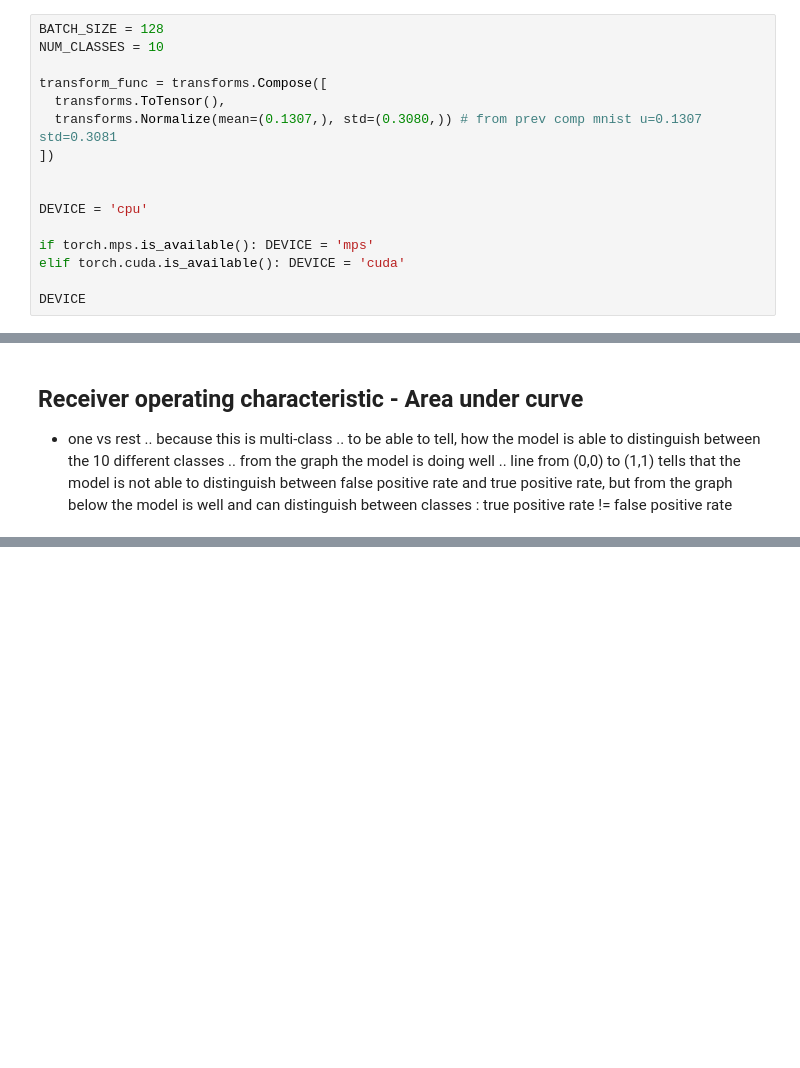
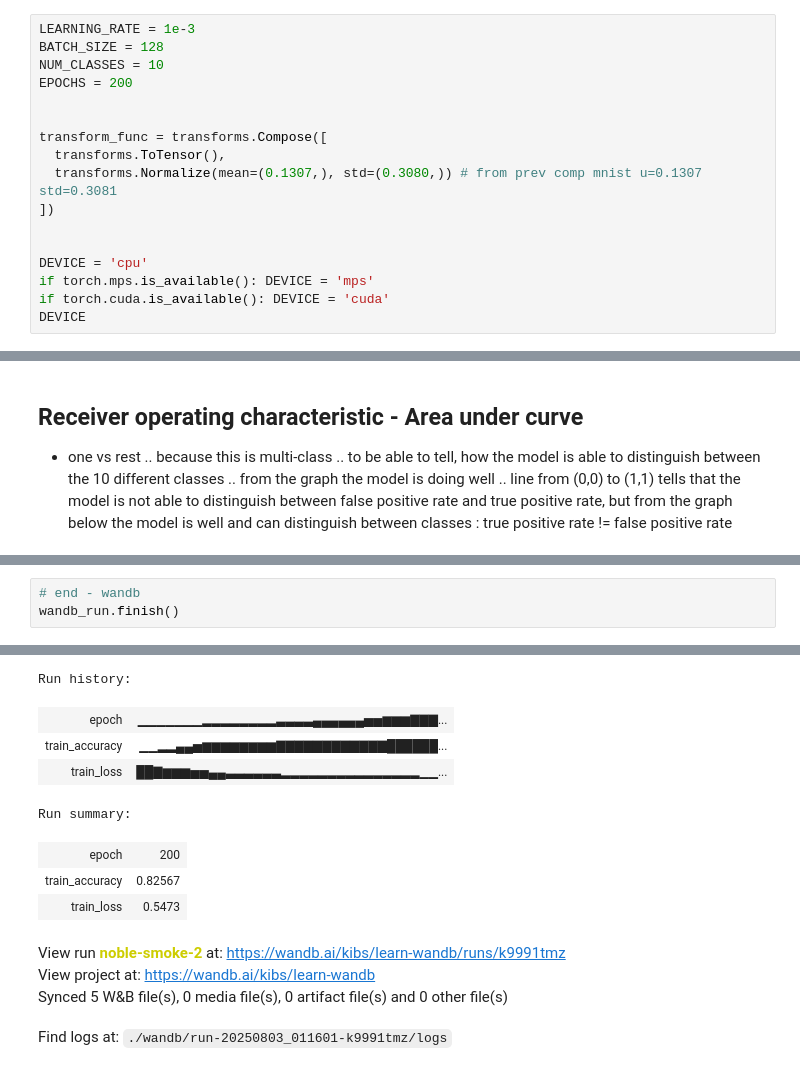
Before and after one commit to kibambe-0167/mnist-wandb, a Jupyter notebook: app.ipynb, the cells around one changed output, grey strips where cells are left out. Drawn from its saved outputs; the diff is of its cells as text; blank space fills up the shorter version.

```diff
--- a/app.ipynb
+++ b/app.ipynb
@@ -19,8 +24,11 @@ random.seed(43)
 # %% [markdown]
 # Configs
 # %%
+LEARNING_RATE = 1e-3
 BATCH_SIZE = 128
 NUM_CLASSES = 10
+EPOCHS = 200
+
 
 transform_func = transforms.Compose([
   transforms.ToTensor(),
@@ -29,10 +37,8 @@ transform_func = transforms.Compose([
 
 
 DEVICE = 'cpu'
-
 if torch.mps.is_available(): DEVICE = 'mps'
-elif torch.cuda.is_available(): DEVICE = 'cuda'
-
+if torch.cuda.is_available(): DEVICE = 'cuda'
 DEVICE
 # %% [output]
 'mps'
@@ -367,0 +397,4 @@ plt.show()
+# %%
+# end - wandb
+wandb_run.finish()
+# %% [output]
@@ -367,0 +402,12 @@ plt.show()
+Run history:
+| epoch | ▁▁▁▁▁▁▁▂▂▂▂▂▂▂▂▃▃▃▃▄▄▄▄▄▄▅▅▆▆▆▇▇▇... |
+| train_accuracy | ▁▁▂▂▄▄▅▆▆▆▆▆▆▆▆▇▇▇▇▇▇▇▇▇▇▇▇██████... |
+| train_loss | ██▇▆▆▆▅▅▄▄▃▃▃▃▃▃▂▂▂▂▂▂▂▂▂▂▂▂▂▂▂▁▁... |
+Run summary:
+| epoch | 200 |
+| train_accuracy | 0.82567 |
+| train_loss | 0.5473 |
+View run noble-smoke-2 at: https://wandb.ai/kibs/learn-wandb/runs/k9991tmz
+View project at: https://wandb.ai/kibs/learn-wandb
+Synced 5 W&B file(s), 0 media file(s), 0 artifact file(s) and 0 other file(s)
+Find logs at: ./wandb/run-20250803_011601-k9991tmz/logs
```
Also changed, not shown: parts of 11 cells of this notebook, 7 other files.
